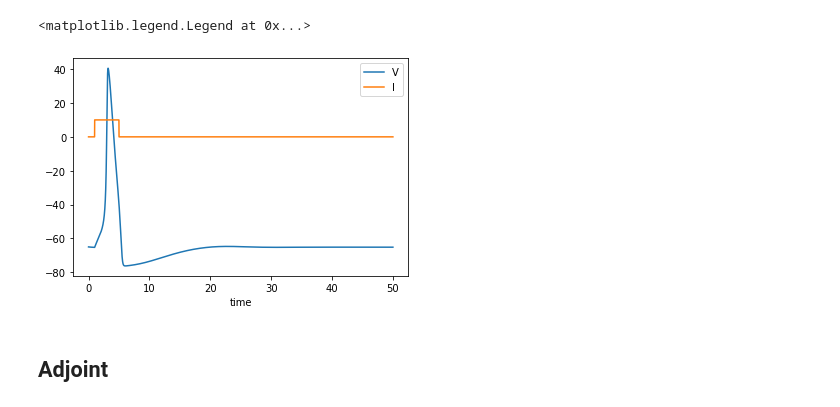
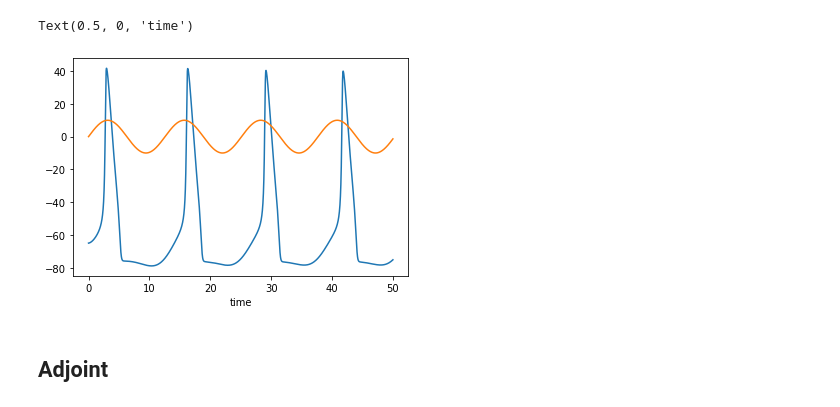
Before and after one commit to sepstein22/computational_brain, a Jupyter notebook: adjoint_jax.ipynb, the cells around one changed output. Saved outputs shown, nothing was run; the diff lists cells and outputs as text; code cells hidden in the pictures.

```diff
--- a/adjoint_jax.ipynb
+++ b/adjoint_jax.ipynb
@@ -43,7 +43,8 @@ def beta_n(V):
     return 0.125 * jnp.exp(-(V + 65) / 80.0)
 
 # Define the HH model differential equations
-def hodgkin_huxley_eq(V, m, h, n, I):
+def hodgkin_huxley_eq(V, m, h, n, A, w, t):
+    I = A*np.sin(w*t)
     dVdt = (I - g_Na * m**3 * h * (V - E_Na) - g_K * n**4 * (V - E_K) - g_L * (V - E_L)) / C_m
     dmdt = alpha_m(V) * (1 - m) - beta_m(V) * m
     dhdt = alpha_h(V) * (1 - h) - beta_h(V) * h
@@ -60,38 +61,51 @@ I_stimulus = jnp.zeros_like(t)
 I_stimulus = I_stimulus.at[100:500].set(10.0)
 
 # Initialize state variables
-V = -65.0  # Membrane voltage (mV)
+V0 = -65.0  # Membrane voltage (mV)
 m, h, n = 0.05, 0.6, 0.32  # Initial values of gating variables
 
 # Simulate the HH model and record data
 #V_record = []
 V_record = jnp.zeros_like(t)
-for i,I in enumerate(I_stimulus):
+V = V0
+
+A = 10.0
+w = 0.5
+
+I_params = np.array([A, w])
+
+#for time in t:
+for i in range(len(t)):
     V_record = V_record.at[i].set(V)
-    dVdt, dmdt, dhdt, dndt = hodgkin_huxley_eq(V, m, h, n, I)
+    dVdt, dmdt, dhdt, dndt = hodgkin_huxley_eq(V, m, h, n, A, w, time)
     V += dVdt * dt
     m += dmdt * dt
     h += dhdt * dt
     n += dndt * dt
 # %%
-def integrate_HH(V, m, h, n, I, dt):
+def integrate_HH(V0, m, h, n, A, w, dt, t):
     V_record = jnp.zeros_like(t)
-    for i,I in enumerate(I_stimulus):
+    V = V0
+    for i in range(len(t)):
         V_record = V_record.at[i].set(V)
-        dVdt, dmdt, dhdt, dndt = hodgkin_huxley_eq(V, m, h, n, I)
+        dVdt, dmdt, dhdt, dndt = hodgkin_huxley_eq(V, m, h, n, A, w, t[i])
         V += dVdt * dt
         m += dmdt * dt
         h += dhdt * dt
         n += dndt * dt
     return V_record
 # %%
+I_params = np.array([A, w])
+V_record = integrate_HH(V0, m, h, n, A, w, dt, t)
+
+I_stimulus = A*np.sin(w*t)
+
 plt.plot(t, V_record, label = 'V')
 plt.plot(t, I_stimulus, label = 'I')
 plt.xlabel('time')
-plt.legend()
 # %% [output]
-<matplotlib.legend.Legend at 0x...>
+Text(0.5, 0, 'time')
-[figure, old version]
+[figure, new version]
 # %%
 
 
```
Also changed, not shown: parts of 16 cells of this notebook.
